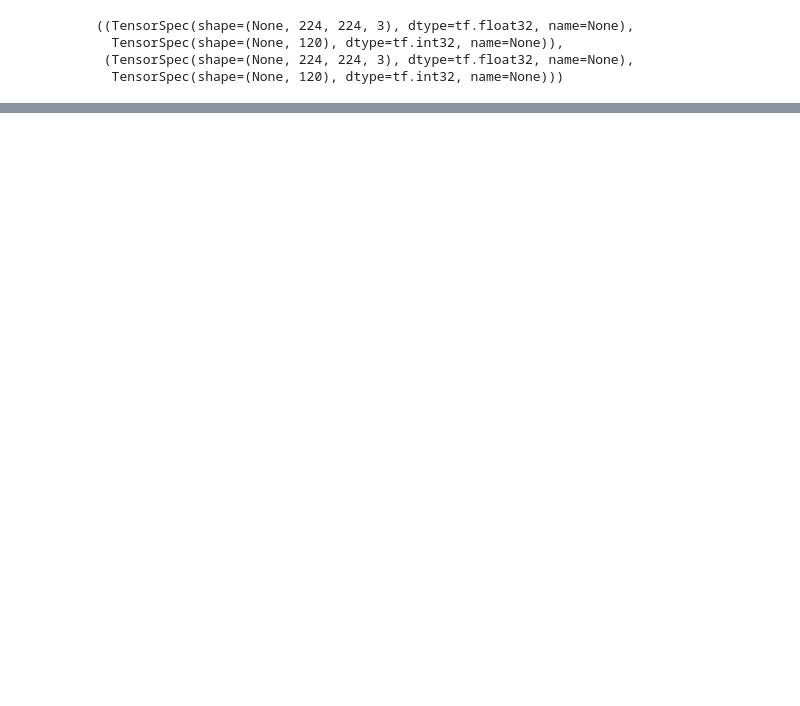
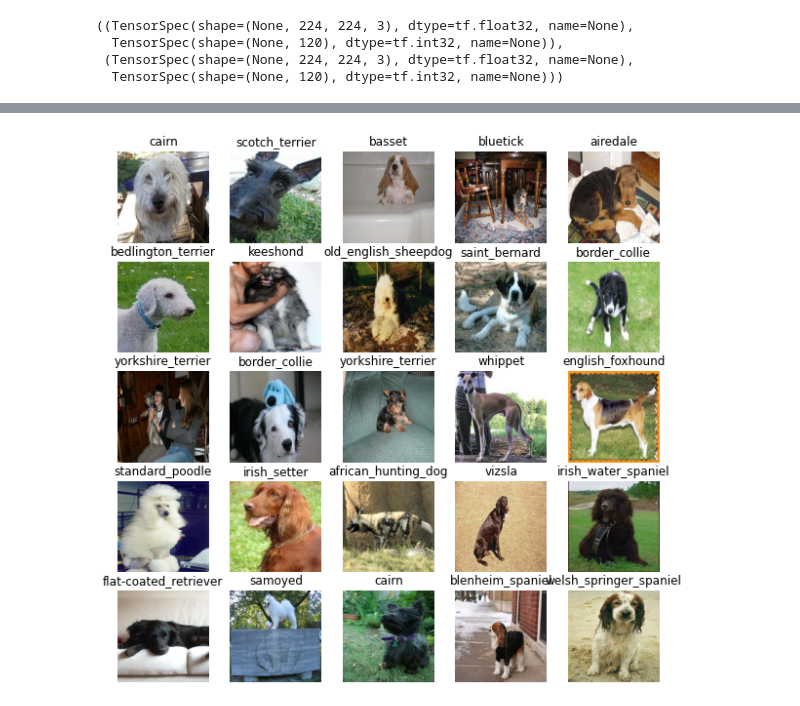
Before and after one commit to Zenoix/Dog-Vision, a Jupyter notebook: dog_vision.ipynb, the cells around one changed output, grey strips where cells are left out. Drawn from its saved outputs; the diff is of its cells as text; code cells hidden in the pictures; blank space fills up the shorter version.

```diff
--- a/dog_vision.ipynb
+++ b/dog_vision.ipynb
@@ -355,0 +385,6 @@ train_data.element_spec, valid_data.element_spec
+# %%
+# Preview the validation data
+valid_images, valid_labels = next(valid_data.as_numpy_iterator())
+preview_batch_images(valid_images, valid_labels)
+# %% [output]
+[figure, added]
```
Also changed, not shown: parts of 11 cells of this notebook.
